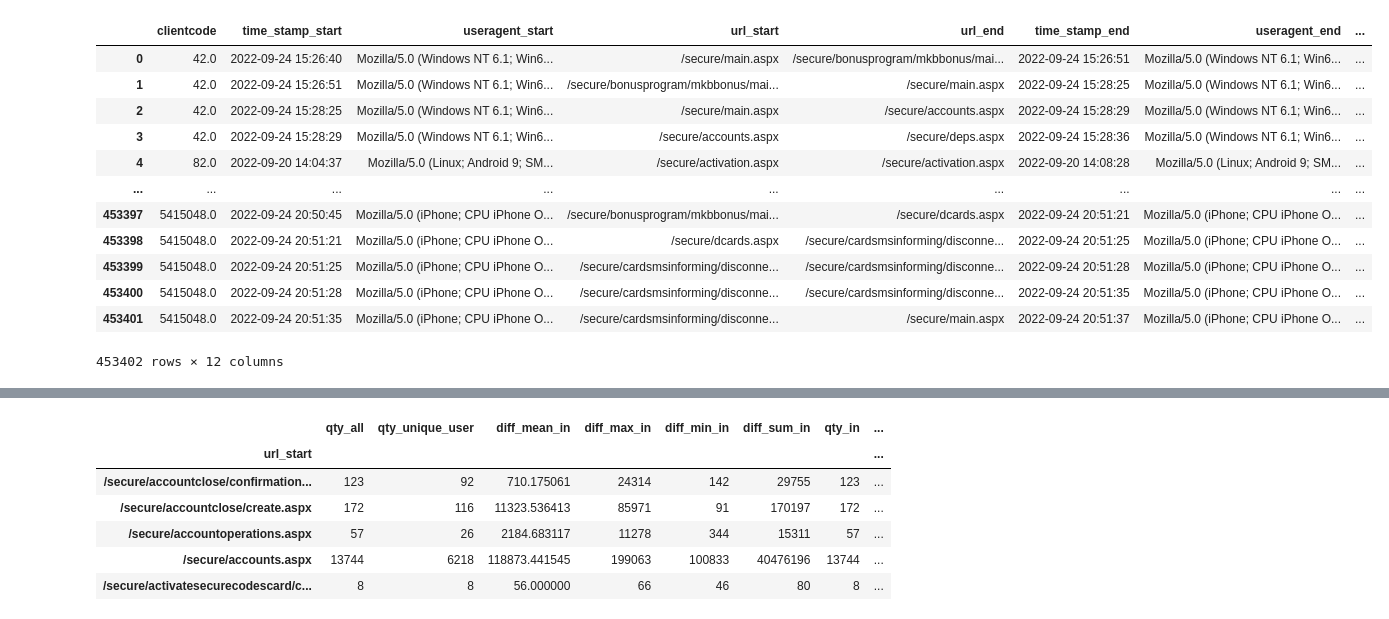
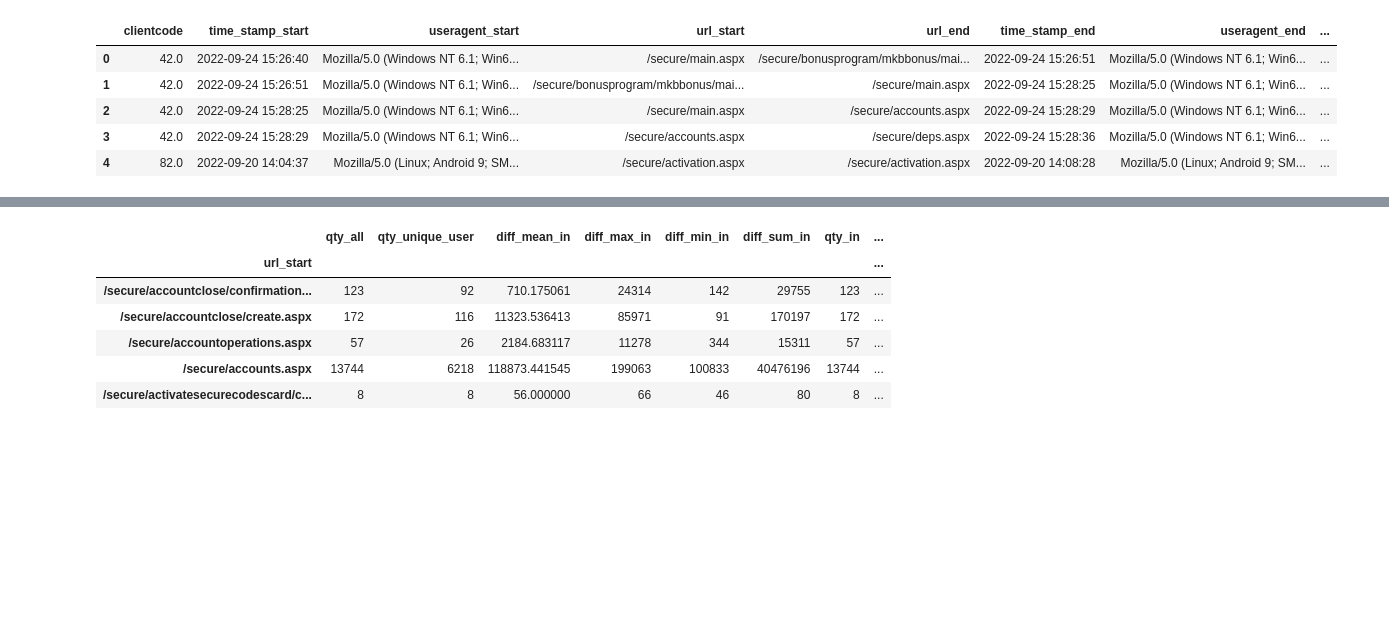
Before and after one commit to spakt26/finodays_mkb, a Jupyter notebook: notebooks/metrics.ipynb, the cells around one changed output, grey strips where cells are left out. Saved outputs shown, nothing was run; the diff lists cells and outputs as text; code cells hidden in the pictures; blank space fills up the shorter version.

```diff
--- a/notebooks/metrics.ipynb
+++ b/notebooks/metrics.ipynb
@@ -6,18 +6,11 @@ df = pd.read_csv('../data/table_v1.zip')
 df['time_stamp_start'] = pd.to_datetime(df.time_stamp_start)
 df['time_stamp_end']   = pd.to_datetime(df.time_stamp_end)
 # %%
-df
+df.head()
 # %% [output]
 |  | clientcode | time_stamp_start | useragent_start | url_start | url_end | time_stamp_end | useragent_end | ... |
 | 0 | 42.0 | 2022-09-24 15:26:40 | Mozilla/5.0 (Windows NT 6.1; Win6... | /secure/main.aspx | /secure/bonusprogram/mkbbonus/mai... | 2022-09-24 15:26:51 | Mozilla/5.0 (Windows NT 6.1; Win6... | ... |
 | 1 | 42.0 | 2022-09-24 15:26:51 | Mozilla/5.0 (Windows NT 6.1; Win6... | /secure/bonusprogram/mkbbonus/mai... | /secure/main.aspx | 2022-09-24 15:28:25 | Mozilla/5.0 (Windows NT 6.1; Win6... | ... |
 | 2 | 42.0 | 2022-09-24 15:28:25 | Mozilla/5.0 (Windows NT 6.1; Win6... | /secure/main.aspx | /secure/accounts.aspx | 2022-09-24 15:28:29 | Mozilla/5.0 (Windows NT 6.1; Win6... | ... |
 | 3 | 42.0 | 2022-09-24 15:28:29 | Mozilla/5.0 (Windows NT 6.1; Win6... | /secure/accounts.aspx | /secure/deps.aspx | 2022-09-24 15:28:36 | Mozilla/5.0 (Windows NT 6.1; Win6... | ... |
 | 4 | 82.0 | 2022-09-20 14:04:37 | Mozilla/5.0 (Linux; Android 9; SM... | /secure/activation.aspx | /secure/activation.aspx | 2022-09-20 14:08:28 | Mozilla/5.0 (Linux; Android 9; SM... | ... |
-| ... | ... | ... | ... | ... | ... | ... | ... | ... |
-| 453397 | 5415048.0 | 2022-09-24 20:50:45 | Mozilla/5.0 (iPhone; CPU iPhone O... | /secure/bonusprogram/mkbbonus/mai... | /secure/dcards.aspx | 2022-09-24 20:51:21 | Mozilla/5.0 (iPhone; CPU iPhone O... | ... |
-| 453398 | 5415048.0 | 2022-09-24 20:51:21 | Mozilla/5.0 (iPhone; CPU iPhone O... | /secure/dcards.aspx | /secure/cardsmsinforming/disconne... | 2022-09-24 20:51:25 | Mozilla/5.0 (iPhone; CPU iPhone O... | ... |
-| 453399 | 5415048.0 | 2022-09-24 20:51:25 | Mozilla/5.0 (iPhone; CPU iPhone O... | /secure/cardsmsinforming/disconne... | /secure/cardsmsinforming/disconne... | 2022-09-24 20:51:28 | Mozilla/5.0 (iPhone; CPU iPhone O... | ... |
-| 453400 | 5415048.0 | 2022-09-24 20:51:28 | Mozilla/5.0 (iPhone; CPU iPhone O... | /secure/cardsmsinforming/disconne... | /secure/cardsmsinforming/disconne... | 2022-09-24 20:51:35 | Mozilla/5.0 (iPhone; CPU iPhone O... | ... |
-| 453401 | 5415048.0 | 2022-09-24 20:51:35 | Mozilla/5.0 (iPhone; CPU iPhone O... | /secure/cardsmsinforming/disconne... | /secure/main.aspx | 2022-09-24 20:51:37 | Mozilla/5.0 (iPhone; CPU iPhone O... | ... |
-453402 rows × 12 columns
```
Also changed, not shown: parts of 5 cells of this notebook, 3 other files.
